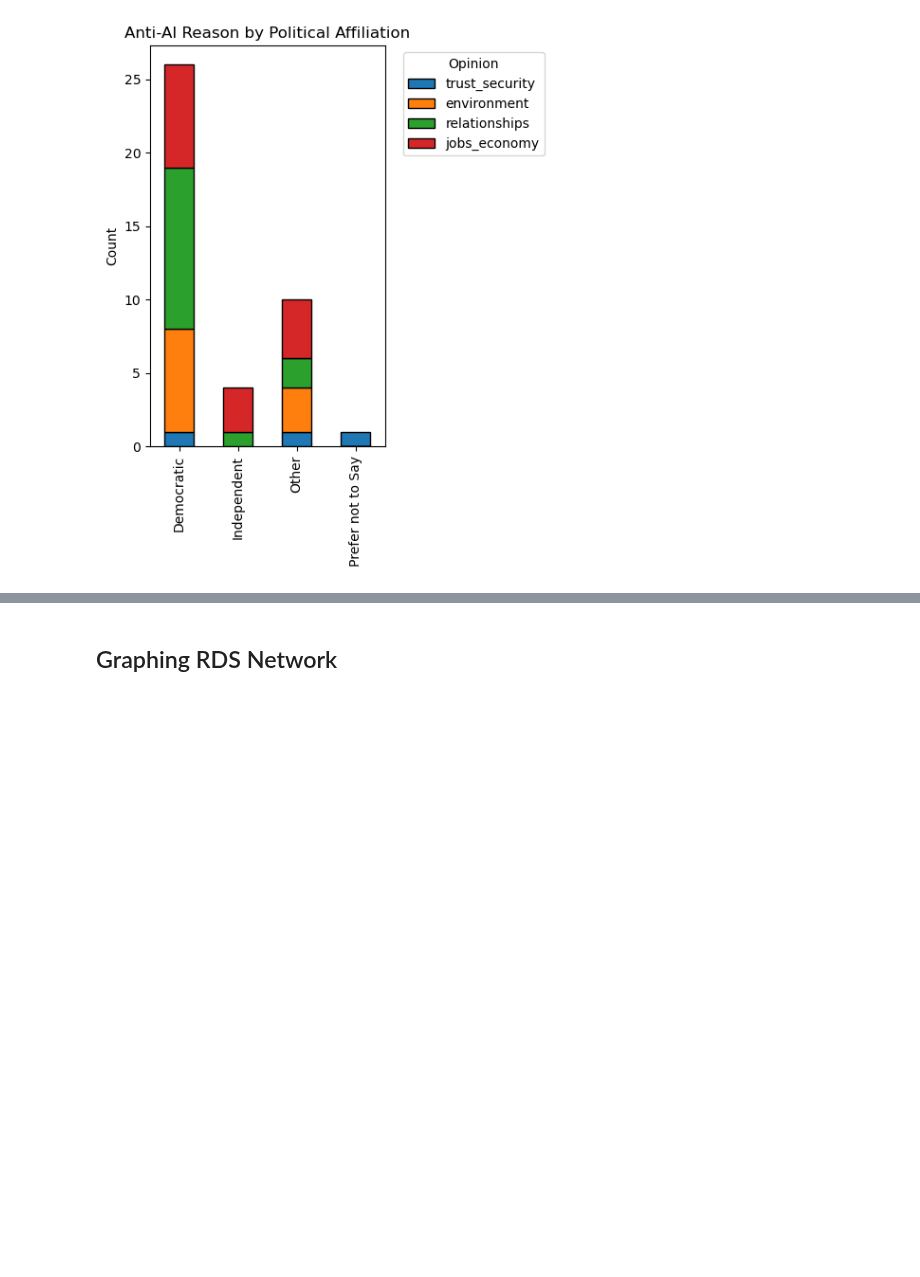
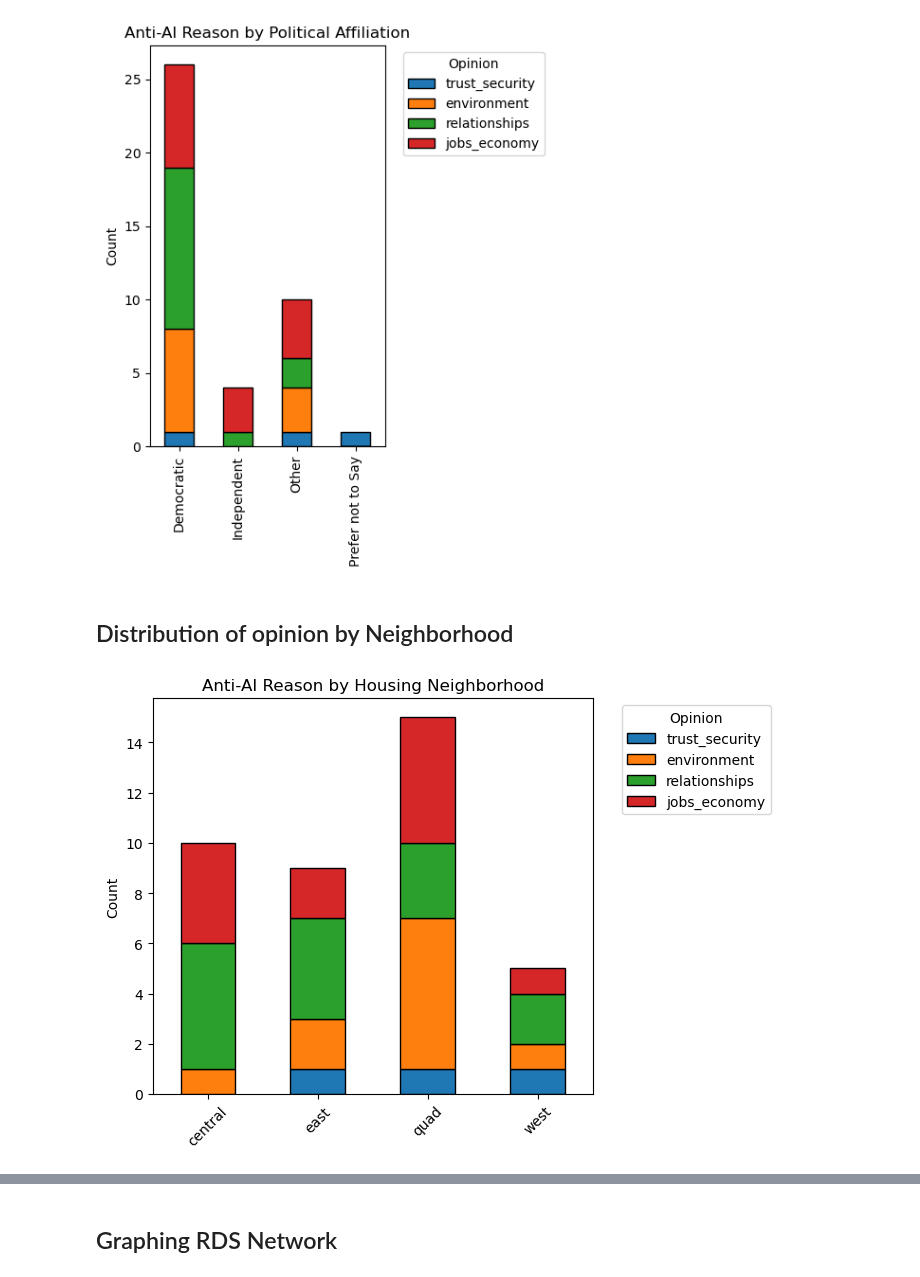
Before and after one commit to justinyli/unbiasing-social-networks, a Jupyter notebook: code/experiments.ipynb, the cells around one changed output, grey strips where cells are left out. Saved outputs shown, nothing was run; the diff lists cells and outputs as text; code cells hidden in the pictures; blank space fills up the shorter version.

```diff
--- a/code/experiments.ipynb
+++ b/code/experiments.ipynb
@@ -583,5 +583,51 @@ plt.tight_layout()
 plt.show()
 # %% [output]
 [figure]
+# %% [markdown]
+## Distribution of opinion by Neighborhood
+# %%
+mapping = {
+    "Mather": "east",
+    "Dunster": "east",
+    "Leverett": "east",
+    "Quincy": "central",
+    "Adams": "central",
+    "Lowell": "central",
+    "Kirkland": "west",
+    "Eliot": "west",
+    "Winthrop": "west",
+    "Cabot": "quad",
+    "Currier": "quad",
+    "Pforzheimer": "quad",
+    "Dudley": "quad"
+}
+
+survey_data["house_neighborhood"] = survey_data["House"].map(mapping)
+
+
+ct_block = pd.crosstab(
+    survey_data["house_neighborhood"],
+    survey_data["opinion"]
+)[opinion_order]
+
+ax = ct_block.plot(
+    kind="bar",
+    stacked=True,
+    figsize=(7, 5),
+    edgecolor="black",
+)
+
+plt.title("Anti-AI Reason by Housing Neighborhood")
+plt.xlabel("")
+plt.ylabel("Count")
+plt.xticks(rotation=45)
+
+plt.legend(title="Opinion", bbox_to_anchor=(1.05, 1), loc="upper left")
+
+plt.tight_layout()
+plt.savefig("../img/house_neighborhood_distribution.pdf")
+plt.show()
+# %% [output]
+[figure, added]
 # %%
 from matplotlib.ticker import MaxNLocator
```
Also changed, not shown: parts of 2 cells of this notebook, 10 other files.
